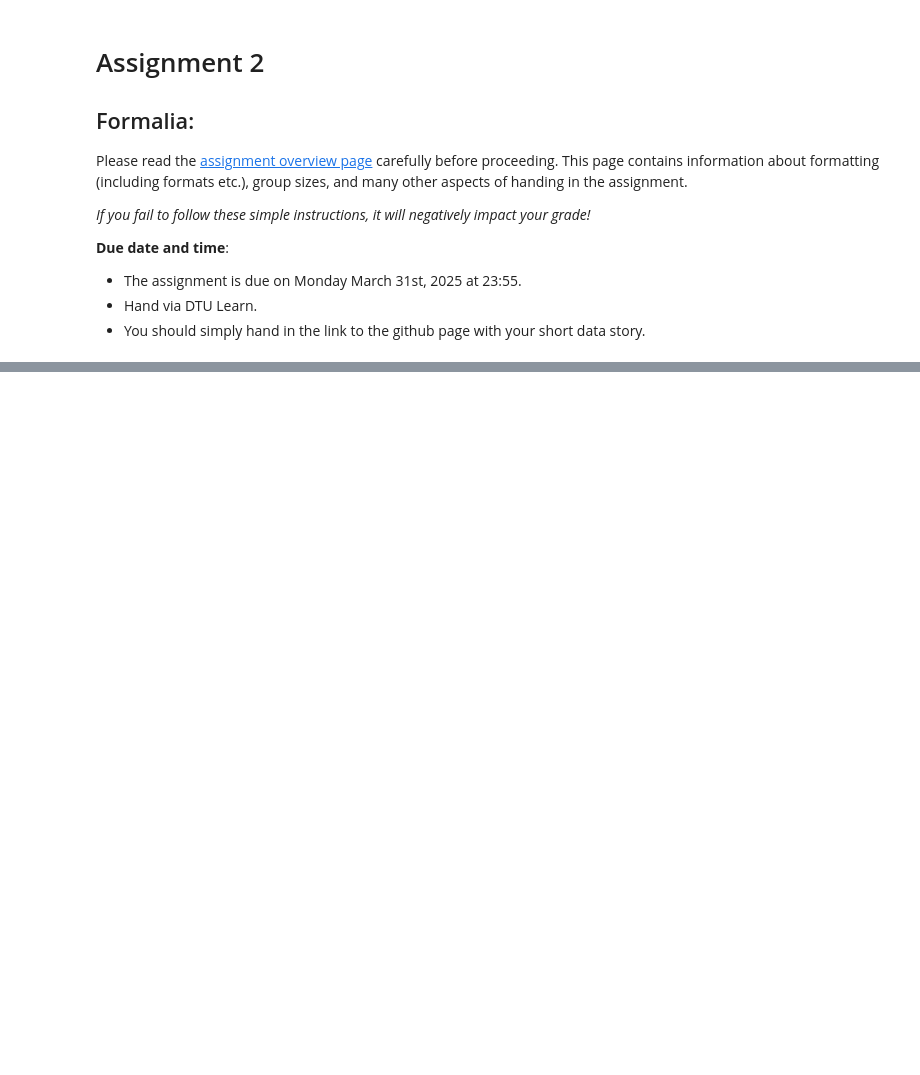
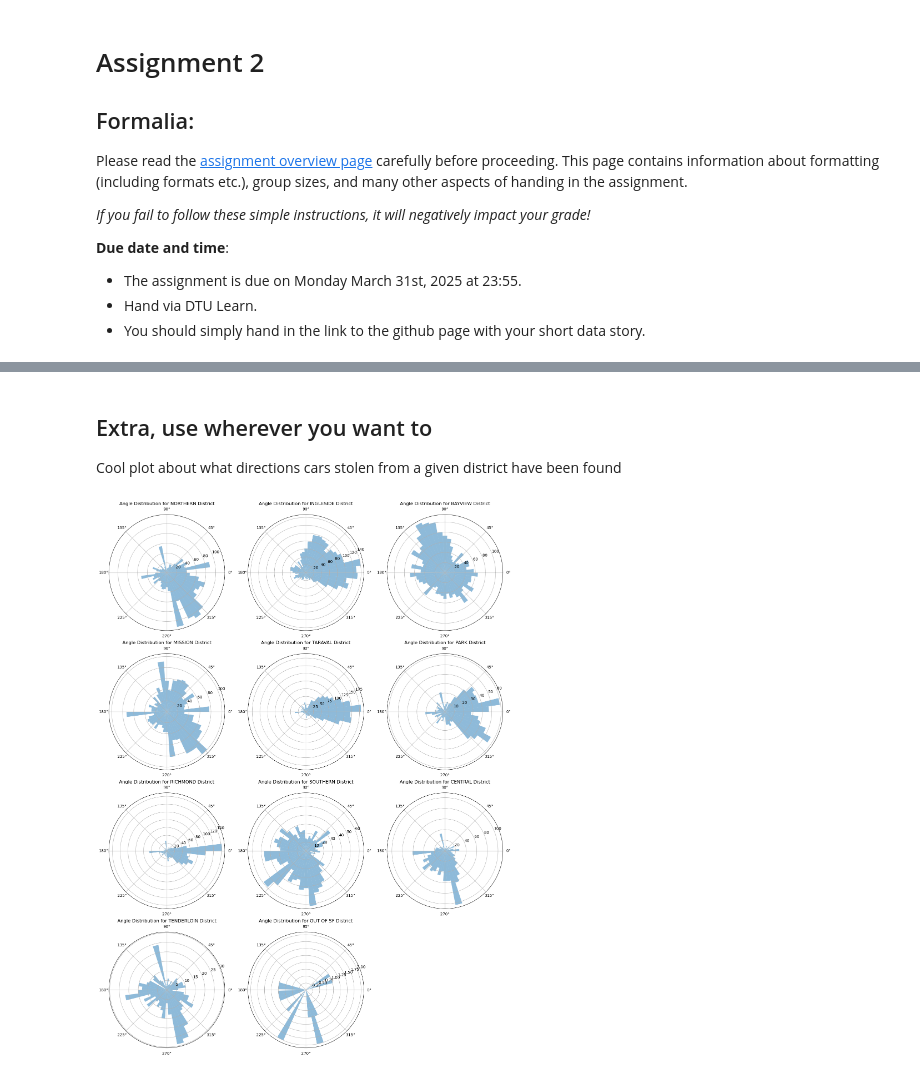
Before and after one commit to muhikristof/socialdata2025-group60, a Jupyter notebook: assignment_2/Assignment2.ipynb, the cells around one changed output, grey strips where cells are left out. Cells and saved outputs as stored; diff of their text form; code cells hidden in the pictures; blank space fills up the shorter version.

Commit message:
Added map making to assignment 2 as well as extra utilities

```diff
--- a/assignment_2/Assignment2.ipynb
+++ b/assignment_2/Assignment2.ipynb
@@ -18,8 +22,4 @@ This assignment is to create a short data-story based on the work we've done in
 # %%
-# This code gets multiple reports of the same incident number
-# and creates a new dataframe with same column scheme for the excepton of storing the data in a list with each new report sharing the same ID
-# It also filters the dataframe to only include rows with 'Categories' containing ['Vehicle Theft', 'Vehicle Related'] that is, cases where a vehicle has been stolen and then found later
-
 import numpy as np
 import matplotlib.pyplot as plt
 import pandas as pd
@@ -95,6 +95,8 @@ incident_data = pd.DataFrame(incident_data)
 carJobs = incident_data[incident_data['Categories'].apply(lambda x: 'Vehicle Theft' == x[0] and 'Vehicle Related' == x[1])]
 
 carJobs = carJobs[carJobs['Longitudes'].apply(lambda x: not (np.isnan(x[0]) or np.isnan(x[1])))]
+
+carJobs['pointpair'] = carJobs.apply(lambda x: [[x['Latitudes'][0], x['Longitudes'][0]],[x['Latitudes'][1], x['Longitudes'][1]]], axis=1)
 # %%
 
 carJobs.iloc[0]
@@ -111,0 +196,26 @@ Name: 3, dtype: object
+# %% [markdown]
+## Extra, use wherever you want to
+
+Cool plot about what directions cars stolen from a given district have been found
+# %%
+unique_districts = carJobs['Districts'].apply(lambda x: x[0]).unique()
+num_districts = len(unique_districts)
+num_columns = 3
+num_rows = (num_districts + num_columns - 1) // num_columns  # Calculate rows needed
+
+fig, axes = plt.subplots(num_rows, num_columns, figsize=(15, 5 * num_rows), constrained_layout=True)
+axes = axes.flatten()  # Flatten the axes array for easy iteration
+
+for i, district in enumerate(unique_districts):
+    ax = axes[i]
+    ax = plt.subplot(num_rows, num_columns, i + 1, polar=True)
+    ax.hist(carJobs[carJobs['Districts'].apply(lambda x: x[0]) == district]['arrow'], bins=50, alpha=0.5)
+    ax.set_title(f'Angle Distribution for {district} District')
+
+# Hide any unused subplots
+for j in range(i + 1, len(axes)):
+    axes[j].axis('off')
+
+plt.show()
+# %% [output]
+[figure, added]
```
Also changed, not shown: parts of 8 cells of this notebook, 2 other files.
